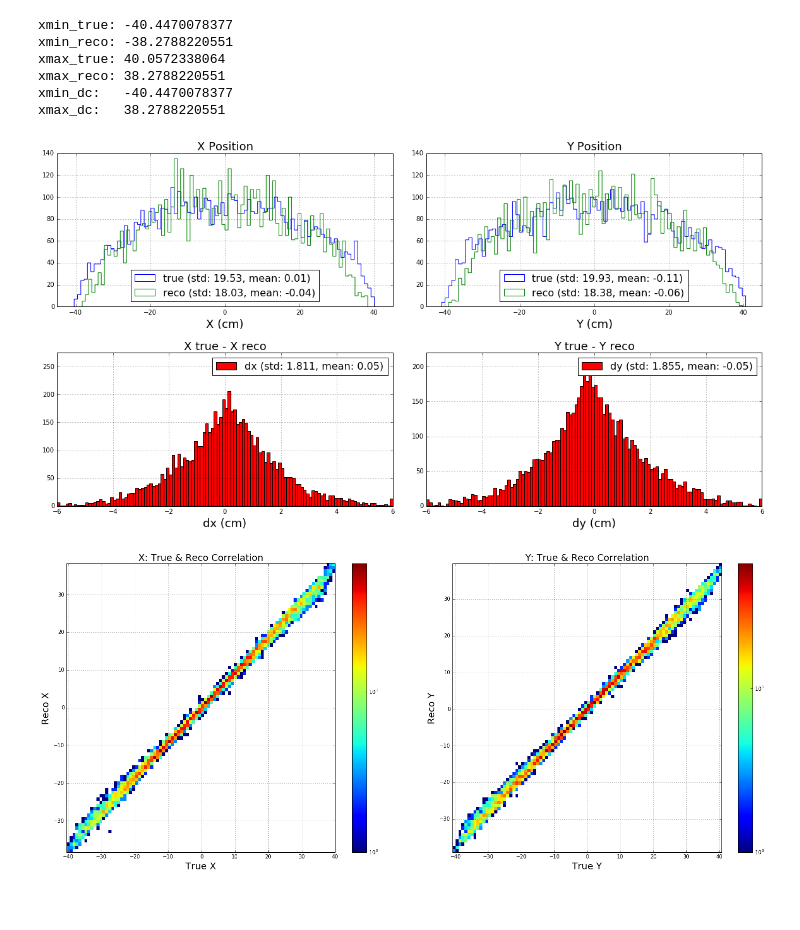
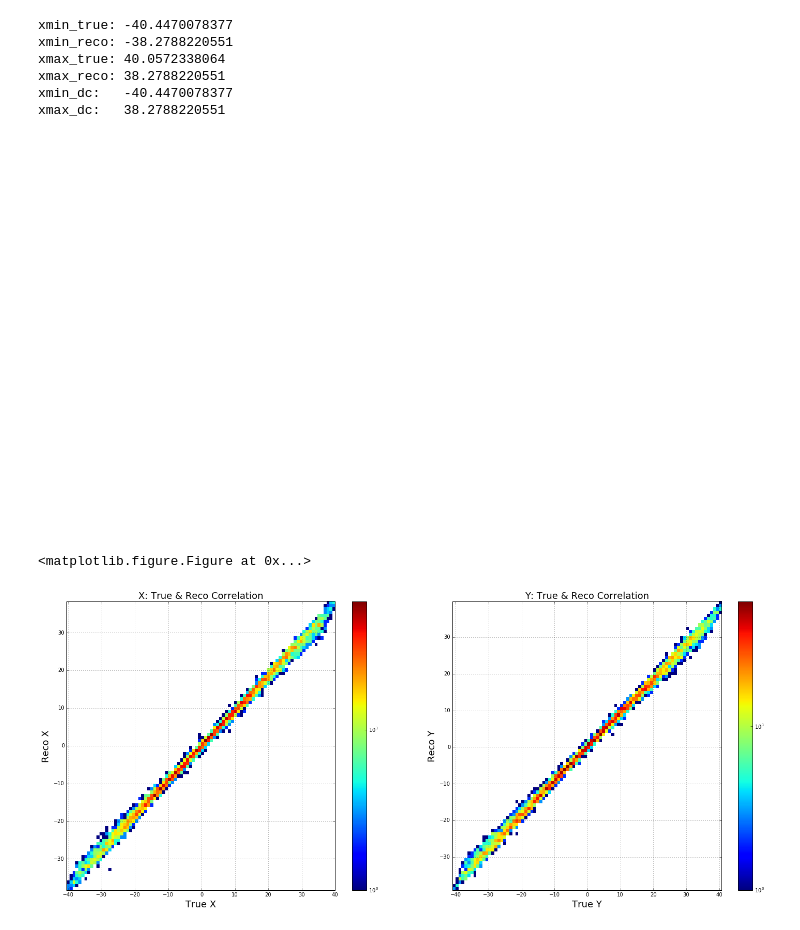
Before and after one commit to dbarg/helsinki_stockholm_collaboration, a Jupyter notebook: example.ipynb, the cells around one changed output. Cells and saved outputs as stored; diff of their text form; code cells hidden in the pictures; blank space fills up the shorter version.

```diff
--- a/example.ipynb
+++ b/example.ipynb
@@ -226,36 +227,47 @@ plt.grid(True)
 
 ####################################################################################################
 ####################################################################################################
 
 plt.subplot(rows, cols, 3)
 plt.hist(arr_dx_ovflw, bins=dxy_nbins, label=dx_label, fill=True, histtype='bar', color='r')
 plt.xlim([dxy_min, dxy_max])
 plt.ylim([0, 1.1 * plt.gca().get_ylim()[1]])
 plt.xlabel('dx (cm)', fontsize=18)
 plt.title('X true - X reco', fontsize=18)
 plt.legend(fontsize=16)
 plt.grid(True)
 
 
 ####################################################################################################
 ####################################################################################################
 
 plt.subplot(rows, cols, 4)
 plt.hist(arr_dy_ovflw, bins=dxy_nbins, label=dy_label, fill=True, histtype='bar', color='r')
 plt.xlim([dxy_min, dxy_max])
 plt.ylim([0, 1.1 * plt.gca().get_ylim()[1]])
 plt.xlabel('dy (cm)', fontsize=18)
 plt.title('Y true - Y reco', fontsize=18)
 plt.legend(fontsize=16)
 plt.grid(True)
-
+plt.close()
 
 ####################################################################################################
 ####################################################################################################
 
-plt.savefig("plots/example_xy_errors_1d.png")
+png_file = "plots/example_xy_errors_1d.png"
+plt.savefig(png_file)
+
+
+# diplay figure
+print()
+#display(fig)
+print()
+
+# display png
+Image(filename=png_file)
 # %% [output]
-[figure, old version]
+[figure, new version]
+<matplotlib.figure.Figure at 0x...>
 # %%
 
 ####################################################################################################
```
Also changed, not shown: parts of 1 cell of this notebook, 1 other file.
